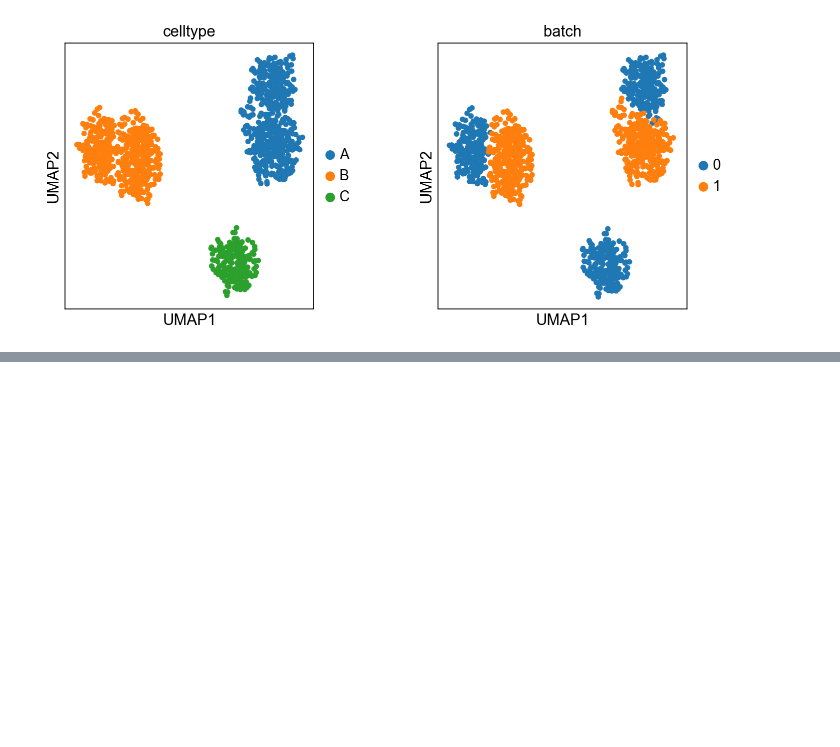
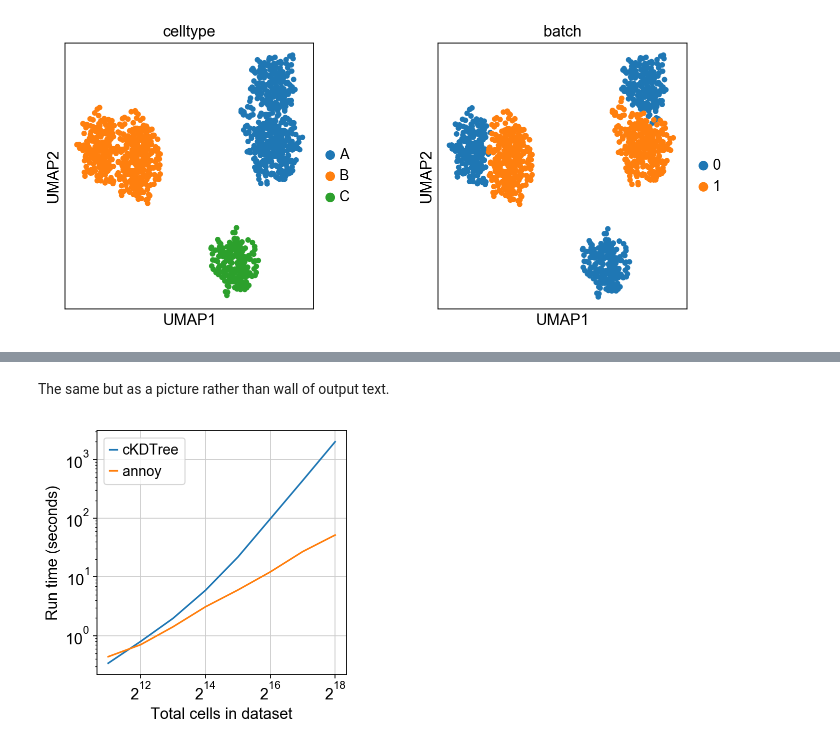
Before and after one commit to Teichlab/bbknn, a Jupyter notebook: examples/simulation.ipynb, the cells around one changed output, grey strips where cells are left out. Saved outputs shown, nothing was run; the diff lists cells and outputs as text; code cells hidden in the pictures; blank space fills up the shorter version.

```diff
--- a/examples/simulation.ipynb
+++ b/examples/simulation.ipynb
@@ -132,0 +136,21 @@ computing UMAP
+# %%
+ckd_time = []
+annoy_time = []
+for N in np.arange(8,16):
+    expr_template = np.vstack((np.tile(celltypeA,(2**N,1)),np.tile(celltypeB,(2**N,1))))
+    exprs0 = (expr_template + np.random.normal(size=(2**(N+1),1000),scale=0.1)) * batch0
+    exprs1 = (expr_template + np.random.normal(size=(2**(N+1),1000),scale=0.1)) * batch1
+    exprs2 = (expr_template + np.random.normal(size=(2**(N+1),1000),scale=0.1)) * batch2
+    exprs3 = (expr_template + np.random.normal(size=(2**(N+1),1000),scale=0.1)) * batch3
+    adata = anndata.AnnData(X=np.vstack((exprs0,exprs1,exprs2,exprs3)))
+    adata.obs['celltype'] = np.tile(np.concatenate((np.repeat('A',2**N),np.repeat('B',2**N))),4)
+    adata.obs['batch'] = [str(i) for i in np.repeat(np.arange(4),2**(N+1))]
+    sc.tl.pca(adata)
+    t1 = time.time()
+    bbknn.bbknn(adata)
+    t2 = time.time()
+    ckd_time.append(t2-t1)
+    t1 = time.time()
+    bbknn.bbknn(adata,approx=True)
+    t2 = time.time()
+    annoy_time.append(t2-t1)
@@ -132,0 +175,15 @@ computing UMAP
+# %% [markdown]
+The same but as a picture rather than wall of output text.
+# %%
+fig, ax = plt.subplots()
+plt.plot(2**np.arange(11,19),ckd_time)
+plt.plot(2**np.arange(11,19),annoy_time)
+ax.set_xscale('log', basex=2)
+ax.set_yscale('log', basey=10)
+plt.legend(['cKDTree','annoy'])
+plt.xlabel('Total cells in dataset')
+plt.ylabel('Run time (seconds)')
+
+plt.show()
+# %% [output]
+[figure, added]
```
Also changed, not shown: parts of 3 cells of this notebook, 4 other files.
